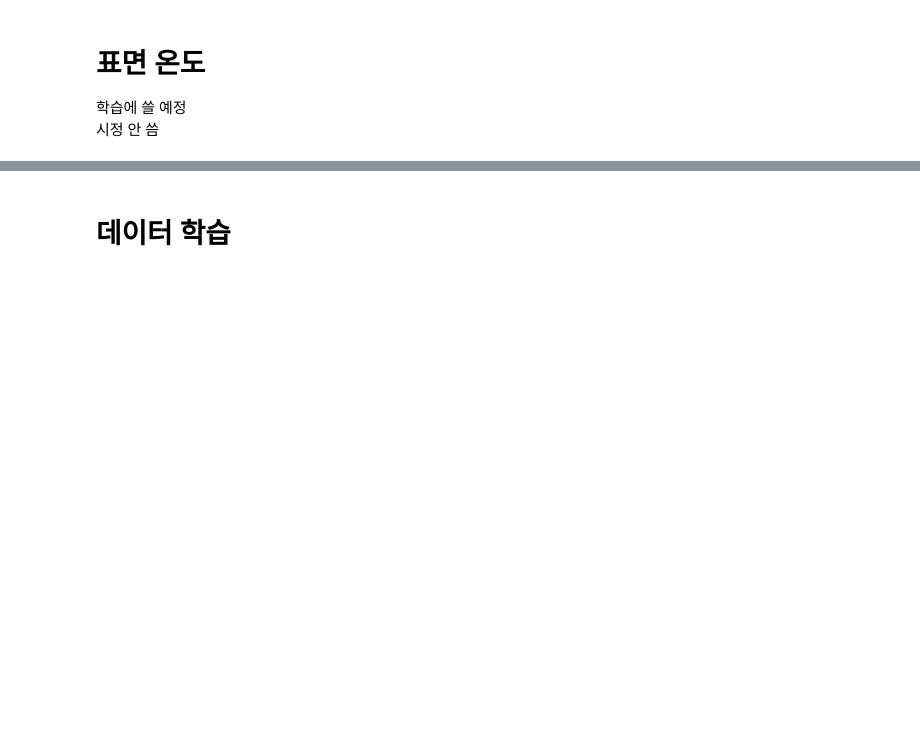
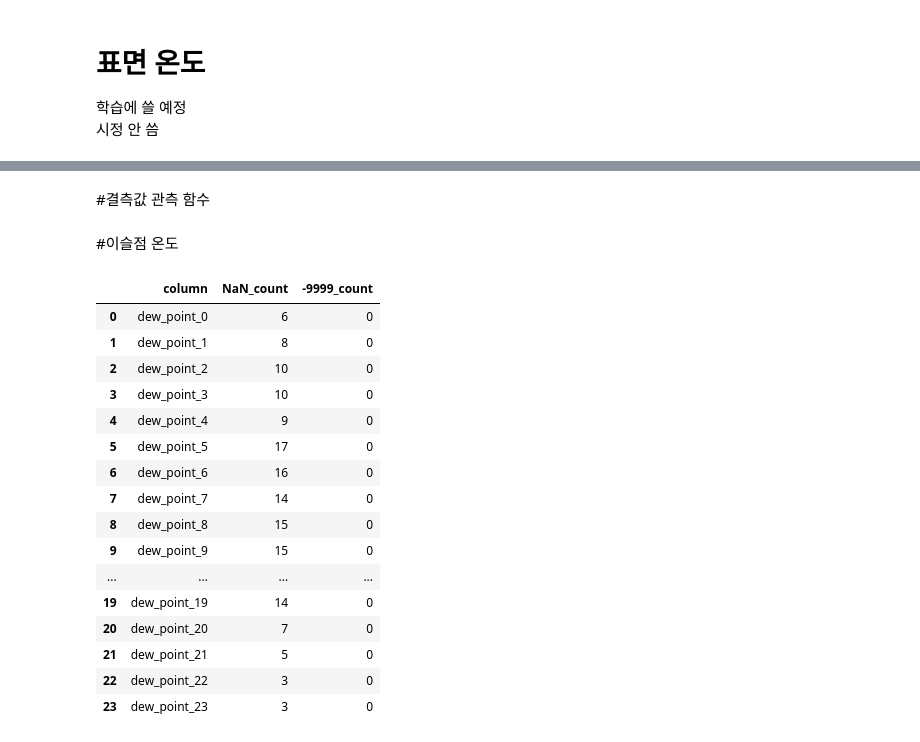
Before and after one commit to MegaHotCoder/m, a Jupyter notebook: ML_firstKaggle.ipynb, the cells around one changed output, grey strips where cells are left out. Saved outputs shown, nothing was run; the diff lists cells and outputs as text; code cells hidden in the pictures; blank space fills up the shorter version.

```diff
--- a/ML_firstKaggle.ipynb
+++ b/ML_firstKaggle.ipynb
@@ -455,3 +440,19 @@ season_encoded_df = pd.DataFrame(season_encoded, columns=encoder.get_feature_nam
+# %%
+from sklearn.preprocessing import OneHotEncoder
+
+
+df['is_train'] = 1
+testD['is_train'] = 0
+
+# 2. train + test 합치기
+combined = pd.concat([df, testD], axis=0)
+
+# 3. One-hot encoding (한 번만!)
+combined = pd.get_dummies(combined, columns=['season_from_wind'], prefix='season')
+
+# 4. 다시 train/test로 분리
+df = combined[combined['is_train'] == 1].drop(columns='is_train').reset_index(drop=True)
+testD = combined[combined['is_train'] == 0].drop(columns='is_train').reset_index(drop=True)
 # %%
 #station 위치 설정
 
@@ -807,5 +812,41 @@ df_surface = df_surface.interpolate(method='spline', order=2, axis=1, limit_dire
 # 6. 다시 원래 컬럼명으로 복구하고 df에 반영
 df_surface.columns = surface_temp_cols
 df[surface_temp_cols] = df_surface
-# %% [markdown]
-# 데이터 학습
+# %% [markdown]
+#결측값 관측 함수
+# %%
+def check_missing(df, prefix):
+    result = []
+    for i in range(24):
+        col = f"{prefix}_{i}"
+        if col in df.columns:
+            nan_count = df[col].isna().sum()
+            neg_9999_count = (df[col] == -9999).sum()
+            result.append({
+                "column": col,
+                "NaN_count": nan_count,
+                "-9999_count": neg_9999_count
+            })
+    return pd.DataFrame(result)
+# %% [markdown]
+#이슬점 온도
+# %%
+check_missing(df,"dew_point")
+# %% [output]
+|  | column | NaN_count | -9999_count |
+| 0 | dew_point_0 | 6 | 0 |
+| 1 | dew_point_1 | 8 | 0 |
+| 2 | dew_point_2 | 10 | 0 |
+| 3 | dew_point_3 | 10 | 0 |
+| 4 | dew_point_4 | 9 | 0 |
+| 5 | dew_point_5 | 17 | 0 |
+| 6 | dew_point_6 | 16 | 0 |
+| 7 | dew_point_7 | 14 | 0 |
+| 8 | dew_point_8 | 15 | 0 |
+| 9 | dew_point_9 | 15 | 0 |
+| ... | ... | ... | ... |
+| 19 | dew_point_19 | 14 | 0 |
+| 20 | dew_point_20 | 7 | 0 |
+| 21 | dew_point_21 | 5 | 0 |
+| 22 | dew_point_22 | 3 | 0 |
+| 23 | dew_point_23 | 3 | 0 |
```
Also changed, not shown: parts of 42 cells of this notebook.
